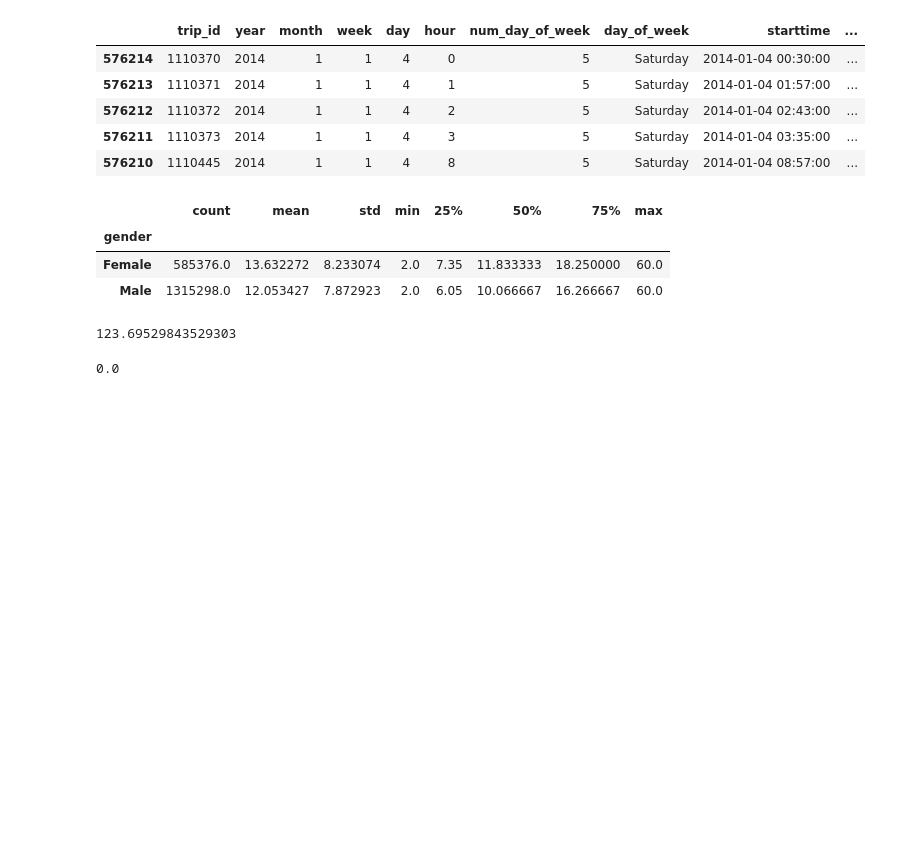
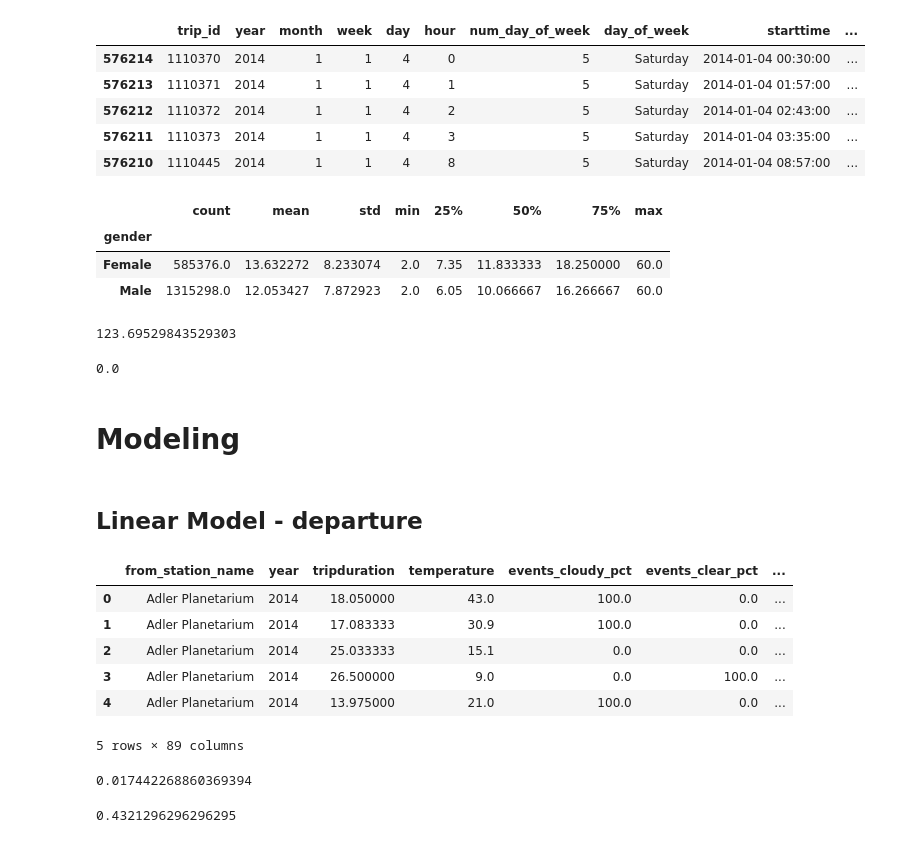
Before and after one commit to karahahn/Springboard_Capstone2, a Jupyter notebook: Capstone 2 Milestone 2.ipynb, the cells around one changed output. Saved outputs shown, nothing was run; the diff lists cells and outputs as text; code cells hidden in the pictures; blank space fills up the shorter version.

```diff
--- a/Capstone 2 Milestone 2.ipynb
+++ b/Capstone 2 Milestone 2.ipynb
@@ -538,3 +538,28 @@ t_stat
 p_val
 # %% [output]
 0.0
+# %% [markdown]
+# Modeling
+# %%
+# read in saved csv files - departure
+pd.set_option('display.max_columns', 30)
+filename = 'dfdmodel.csv'
+departure_joindf = pd.read_csv(filename)
+# %%
+# read in saved csv files - departure
+pd.set_option('display.max_columns', 30)
+filename = 'dfamodel.csv'
+arrival_joindf = pd.read_csv(filename)
+# %% [markdown]
+## Linear Model - departure
+# %%
+lmdepdf = departure_joindf.copy()
+lmdepdf.head()
+# %% [output]
+|  | from_station_name | year | tripduration | temperature | events_cloudy_pct | events_clear_pct | ... |
+| 0 | Adler Planetarium | 2014 | 18.050000 | 43.0 | 100.0 | 0.0 | ... |
+| 1 | Adler Planetarium | 2014 | 17.083333 | 30.9 | 100.0 | 0.0 | ... |
+| 2 | Adler Planetarium | 2014 | 25.033333 | 15.1 | 0.0 | 0.0 | ... |
+| 3 | Adler Planetarium | 2014 | 26.500000 | 9.0 | 0.0 | 100.0 | ... |
+| 4 | Adler Planetarium | 2014 | 13.975000 | 21.0 | 100.0 | 0.0 | ... |
+5 rows × 89 columns
@@ -540,0 +602,8 @@ p_val
+# %%
+sum(lmdeparture_rsquared)/len(lmdeparture_rsquared)
+# %% [output]
+0.017442268860369394
+# %%
+sum(lmdeparture_mae)/len(lmdeparture_mae)
+# %% [output]
+0.4321296296296295
```
Also changed, not shown: parts of 24 cells of this notebook.
